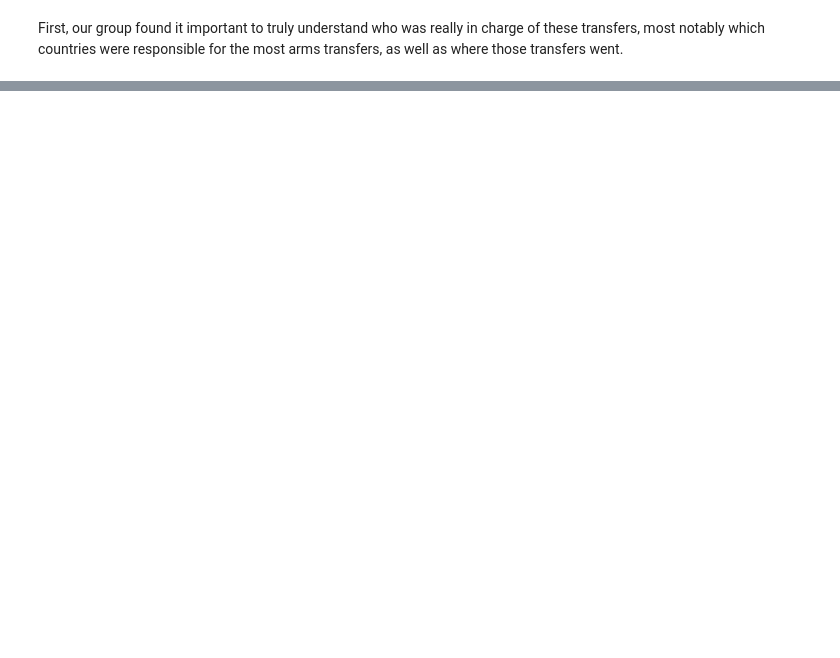
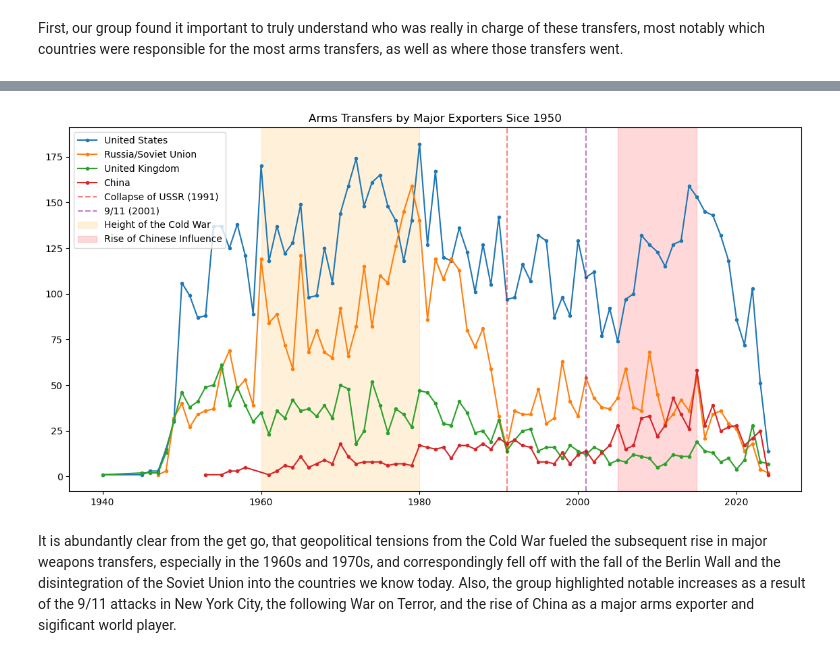
Before and after one commit to Maodougie25/SIPRI-Arms-Trade-Group-Project--, a Jupyter notebook: question2.ipynb, the cells around one changed output, grey strips where cells are left out. Saved outputs shown, nothing was run; the diff lists cells and outputs as text; code cells hidden in the pictures; blank space fills up the shorter version.

```diff
--- a/question2.ipynb
+++ b/question2.ipynb
@@ -12,0 +69,20 @@ graphs needed
+# %%
+# Export Destinations for Top 5 Exporters
+
+top5exports = top_exporters.head(5)['Supplier'].values
+
+top5destinations = []
+
+for exporter in top5exports:
+    destination = (data[data['Supplier'] == exporter]
+                   .groupby('Recipient')
+                   .size()
+                   .reset_index(name='Count')
+                   .sort_values('Count', ascending=False)
+                   .head(5))
+    destination['Exporter'] = exporter
+    top5destinations.append(destination)
+
+top5df = pd.concat(top5destinations, ignore_index=True)
+top5df = top5df[['Exporter', 'Recipient', 'Count']]
+print(top5df.to_string(index=False))
@@ -12,0 +131,34 @@ graphs needed
+# %%
+# Weapons By Period
+
+data2 = data.copy()
+
+data2['SupplierOverTime'] = data2['Supplier'].replace({'Soviet Union': 'Russia/Soviet Union',
+                                                        'Russia': 'Russia/Soviet Union'})
+
+export_countries = ['United States', 'Russia/Soviet Union', 'United Kingdom', 'China']
+
+data3 = (data2[data2['SupplierOverTime'].isin(export_countries)]
+                   .groupby(['Year of order', 'SupplierOverTime'])
+                   .size()
+                   .reset_index(name='Count'))
+
+plt.figure(figsize = (14, 7))
+
+for exporter in export_countries:
+    exporterInfo = data3[data3['SupplierOverTime'] == exporter]
+    plt.plot(exporterInfo['Year of order'], exporterInfo['Count'],
+             marker = 'o', markersize = 3, label = exporter)
+
+plt.axvline(x = 1991, color = 'red', linestyle = '--', alpha = 0.5, label = 'Collapse of USSR (1991)')
+plt.axvline(x = 2001, color = 'purple', linestyle = '--', alpha = 0.5, label = '9/11 (2001)')
+plt.axvspan(1960, 1980, color = 'orange', alpha = 0.15, label = 'Height of the Cold War')
+plt.axvspan(2005, 2015, color = 'red', alpha = 0.15, label = 'Rise of Chinese Influence')
+
+plt.title('Arms Transfers by Major Exporters Sice 1950')
+plt.legend(fontsize=10)
+plt.show()
+# %% [output]
+[figure, added]
+# %% [markdown]
+It is abundantly clear from the get go, that geopolitical tensions from the Cold War fueled the subsequent rise in major weapons transfers, especially in the 1960s and 1970s, and correspondingly fell off with the fall of the Berlin Wall and the disintegration of the Soviet Union into the countries we know today. Also, the group highlighted notable increases as a result of the 9/11 attacks in New York City, the following War on Terror, and the rise of China as a major arms exporter and sigificant world player.
```
Also changed, not shown: parts of 14 cells of this notebook.
